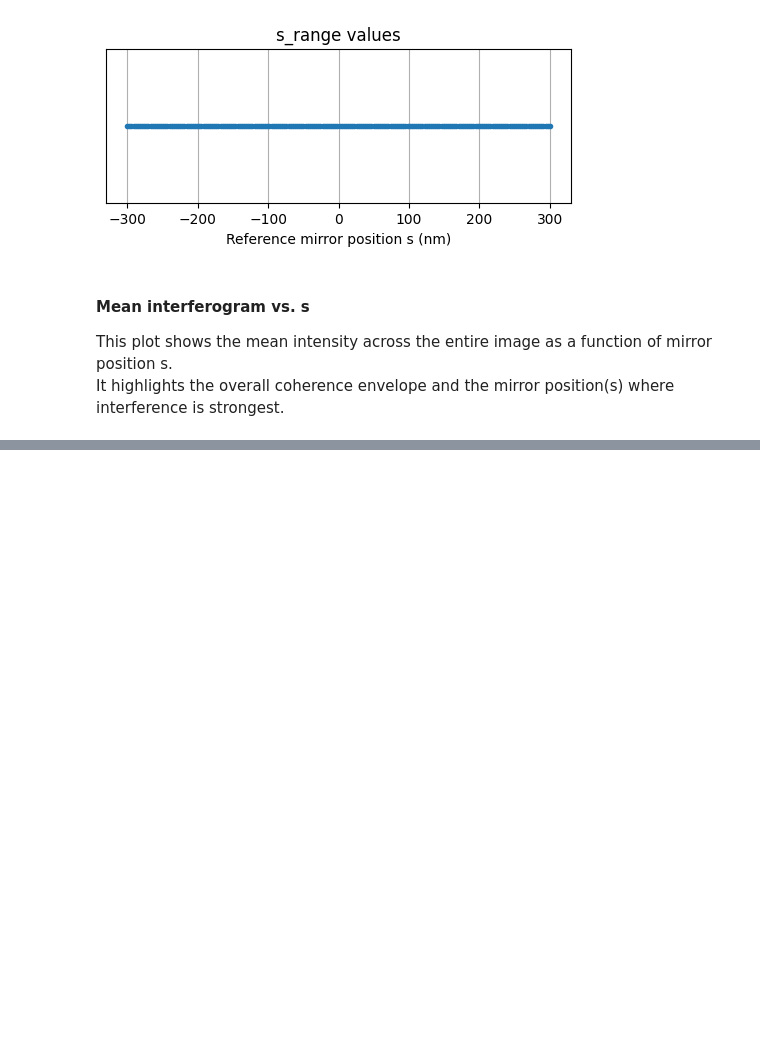
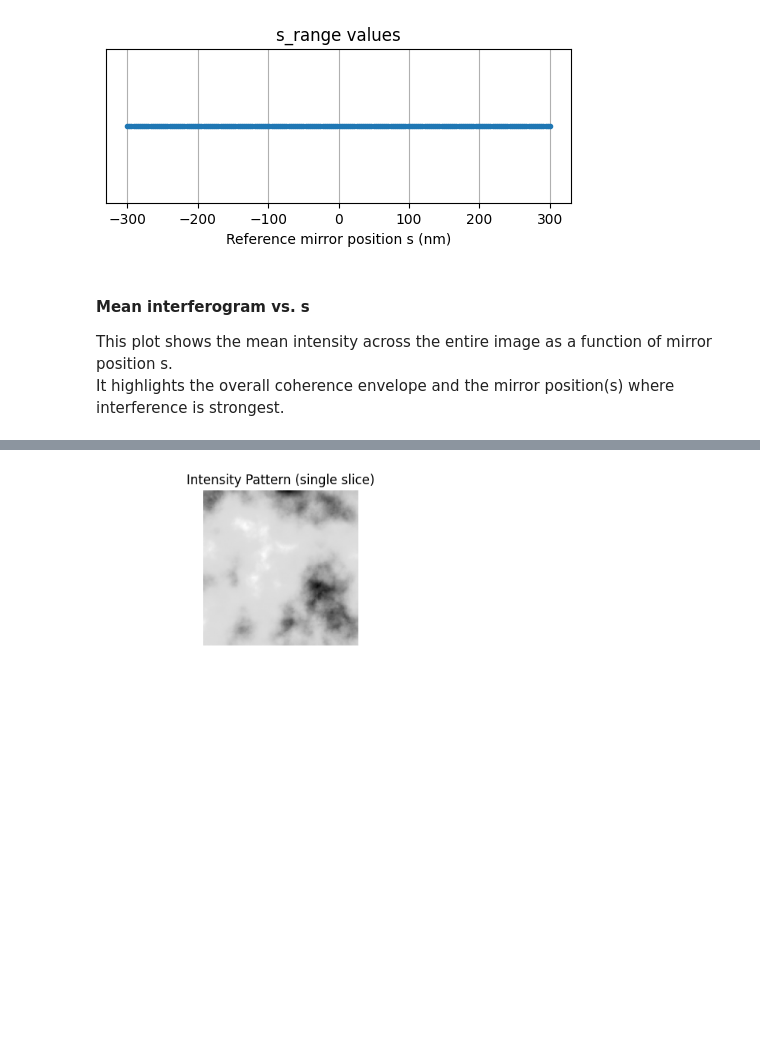
Before and after one commit to Hemanth-Kashyap-Gundamaraju/White-Light-Interferometry, a Jupyter notebook: wli_simulator.ipynb, the cells around one changed output, grey strips where cells are left out. Drawn from its saved outputs; the diff is of its cells as text; code cells hidden in the pictures; blank space fills up the shorter version.

```diff
--- a/wli_simulator.ipynb
+++ b/wli_simulator.ipynb
@@ -271,0 +307,14 @@ plt.show()
+# %%
+fig = plt.figure(figsize=(6,9))
+ax1 = fig.add_subplot(311); ax1.axis('off')
+ax2 = fig.add_subplot(312); ax2.axis('off')
+ax3 = fig.add_subplot(313); ax3.axis('off')
+
+# Select a frame to display (middle frame here)
+frame = I[:,:,I.shape[2]//2]
+
+ax1.imshow(frame, cmap='gray')
+ax1.set_title('Intensity Pattern (single slice)')
+plt.show()
+# %% [output]
+[figure, added]
```
Also changed, not shown: parts of 15 cells of this notebook, 18 other files.
